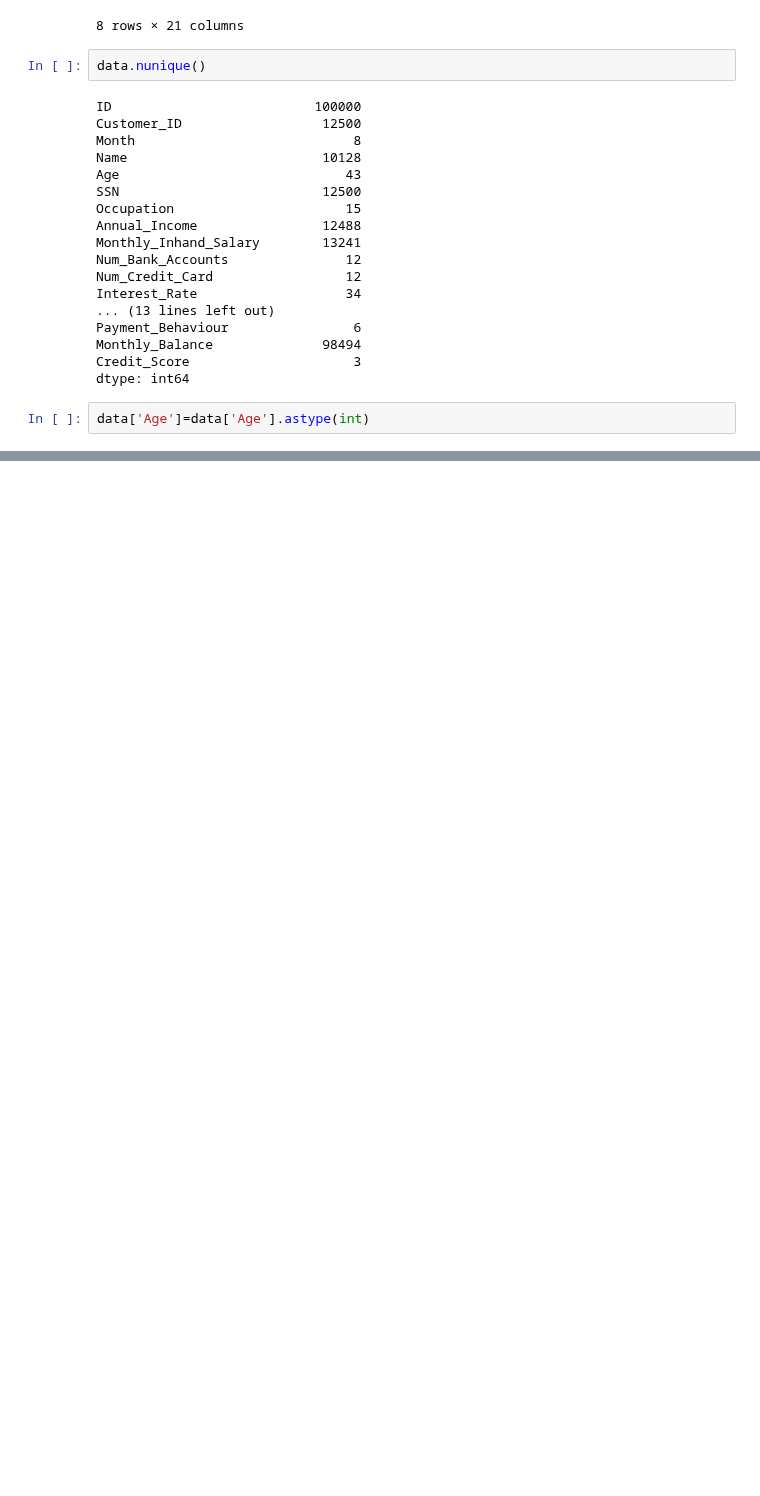
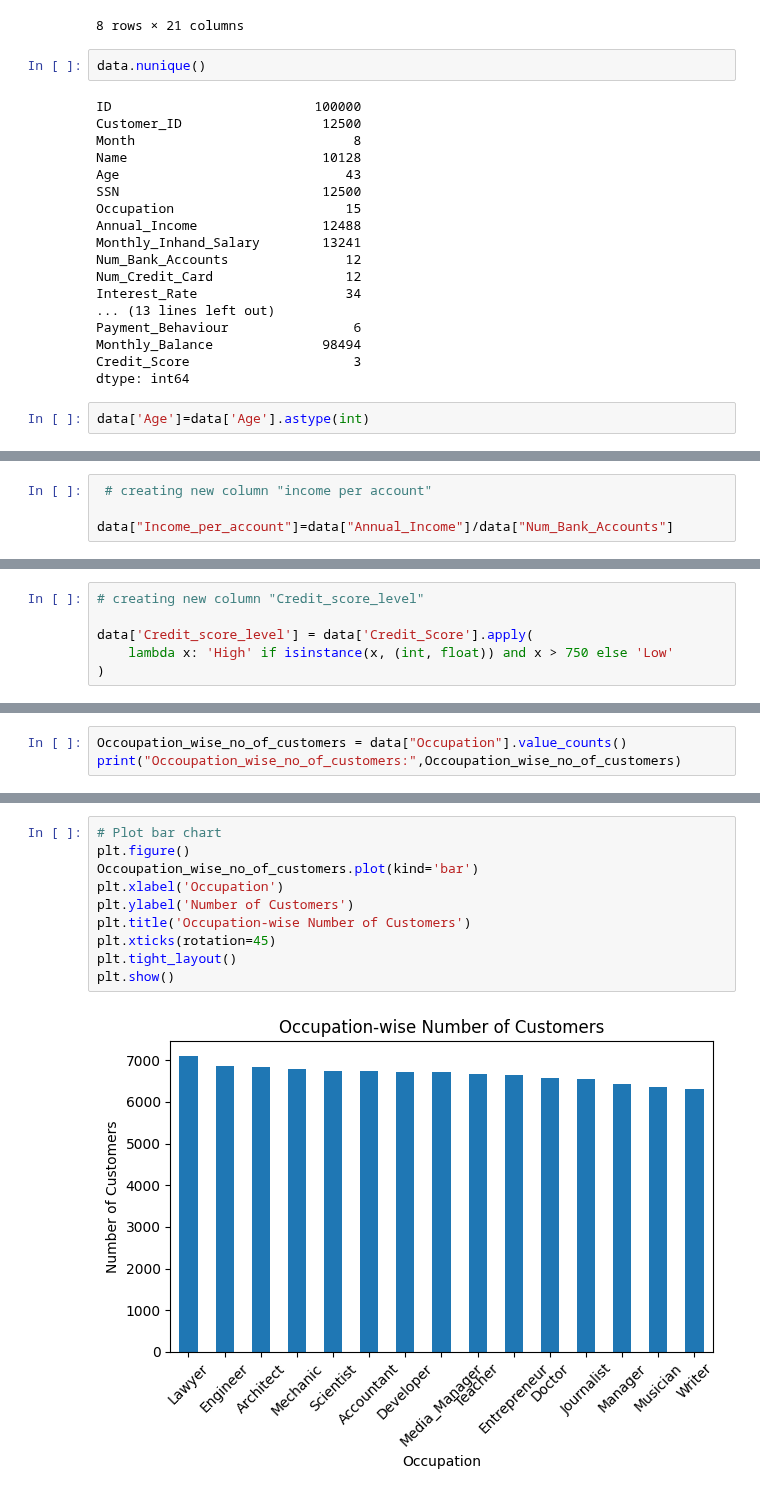
Before and after one commit to maheshkshi400/juypter, a Jupyter notebook: Data analytics/project/bank_fraud_analysis/Bank_fraud_analysis.ipynb, the cells around one changed output, grey strips where cells are left out. Saved outputs shown, nothing was run; the diff lists cells and outputs as text; blank space fills up the shorter version.

```diff
--- a/Data analytics/project/bank_fraud_analysis/Bank_fraud_analysis.ipynb
+++ b/Data analytics/project/bank_fraud_analysis/Bank_fraud_analysis.ipynb
@@ -113,0 +126,4 @@ data['Age']=data['Age'].astype(int)
+# %%
+ # creating new column "income per account"
+
+data["Income_per_account"]=data["Annual_Income"]/data["Num_Bank_Accounts"]
@@ -113,0 +140,6 @@ data['Age']=data['Age'].astype(int)
+# %%
+# creating new column "Credit_score_level"
+
+data['Credit_score_level'] = data['Credit_Score'].apply(
+    lambda x: 'High' if isinstance(x, (int, float)) and x > 750 else 'Low'
+)
@@ -113,0 +333,3 @@ data['Age']=data['Age'].astype(int)
+# %%
+Occoupation_wise_no_of_customers = data["Occupation"].value_counts()
+print("Occoupation_wise_no_of_customers:",Occoupation_wise_no_of_customers)
@@ -113,0 +354,12 @@ data['Age']=data['Age'].astype(int)
+# %%
+# Plot bar chart
+plt.figure()
+Occoupation_wise_no_of_customers.plot(kind='bar')
+plt.xlabel('Occupation')
+plt.ylabel('Number of Customers')
+plt.title('Occupation-wise Number of Customers')
+plt.xticks(rotation=45)
+plt.tight_layout()
+plt.show()
+# %% [output]
+[figure, added]
```
Also changed, not shown: parts of 23 cells of this notebook, 9 other files.
